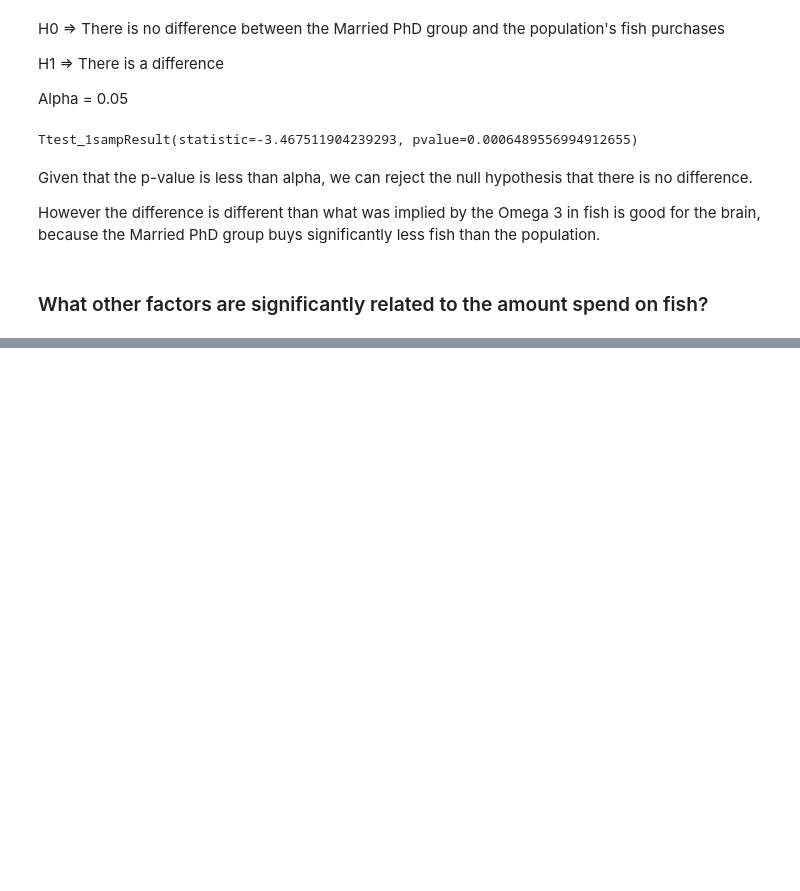
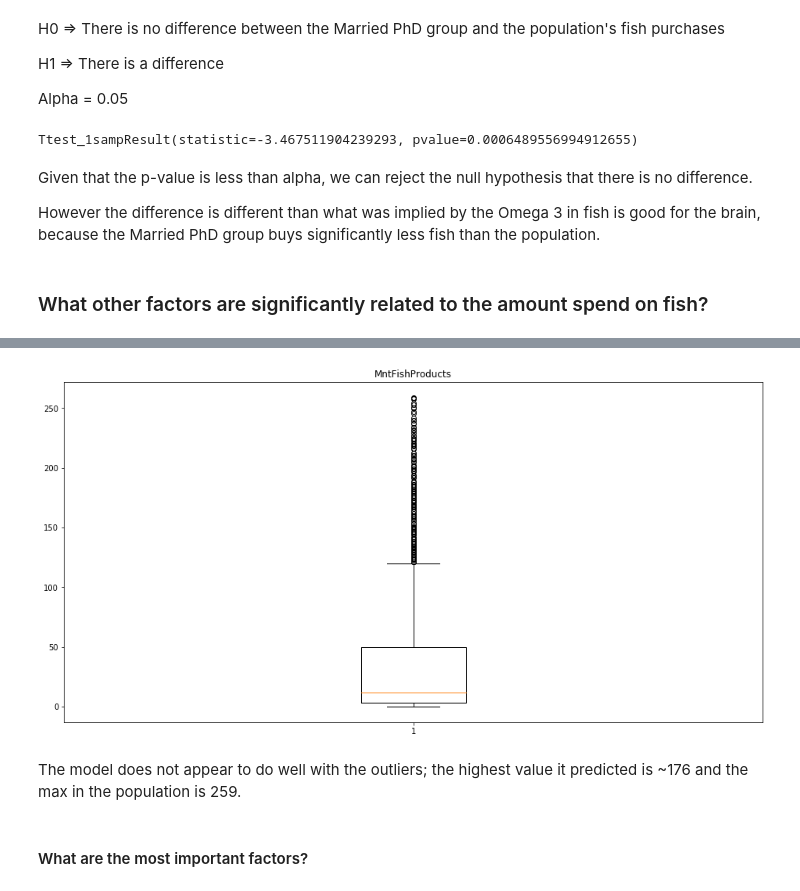
Before and after one commit to merb92/marketing-analytics-xyz, a Jupyter notebook: notebooks/02_statistical_analysis.ipynb, the cells around one changed output, grey strips where cells are left out. Drawn from its saved outputs; the diff is of its cells as text; code cells hidden in the pictures; blank space fills up the shorter version.

```diff
--- a/notebooks/02_statistical_analysis.ipynb
+++ b/notebooks/02_statistical_analysis.ipynb
@@ -329,0 +398,11 @@ However the difference is different than what was implied by the Omega 3 in fish
+# %%
+plt.figure(figsize=(16, 8))
+plt.boxplot(y_fish)
+plt.title('MntFishProducts')
+plt.show()
+# %% [output]
+[figure, added]
+# %% [markdown]
+The model does not appear to do well with the outliers; the highest value it predicted is ~176 and the max in the population is 259.
+# %% [markdown]
+#### What are the most important factors?
```
Also changed, not shown: parts of 16 cells of this notebook.
